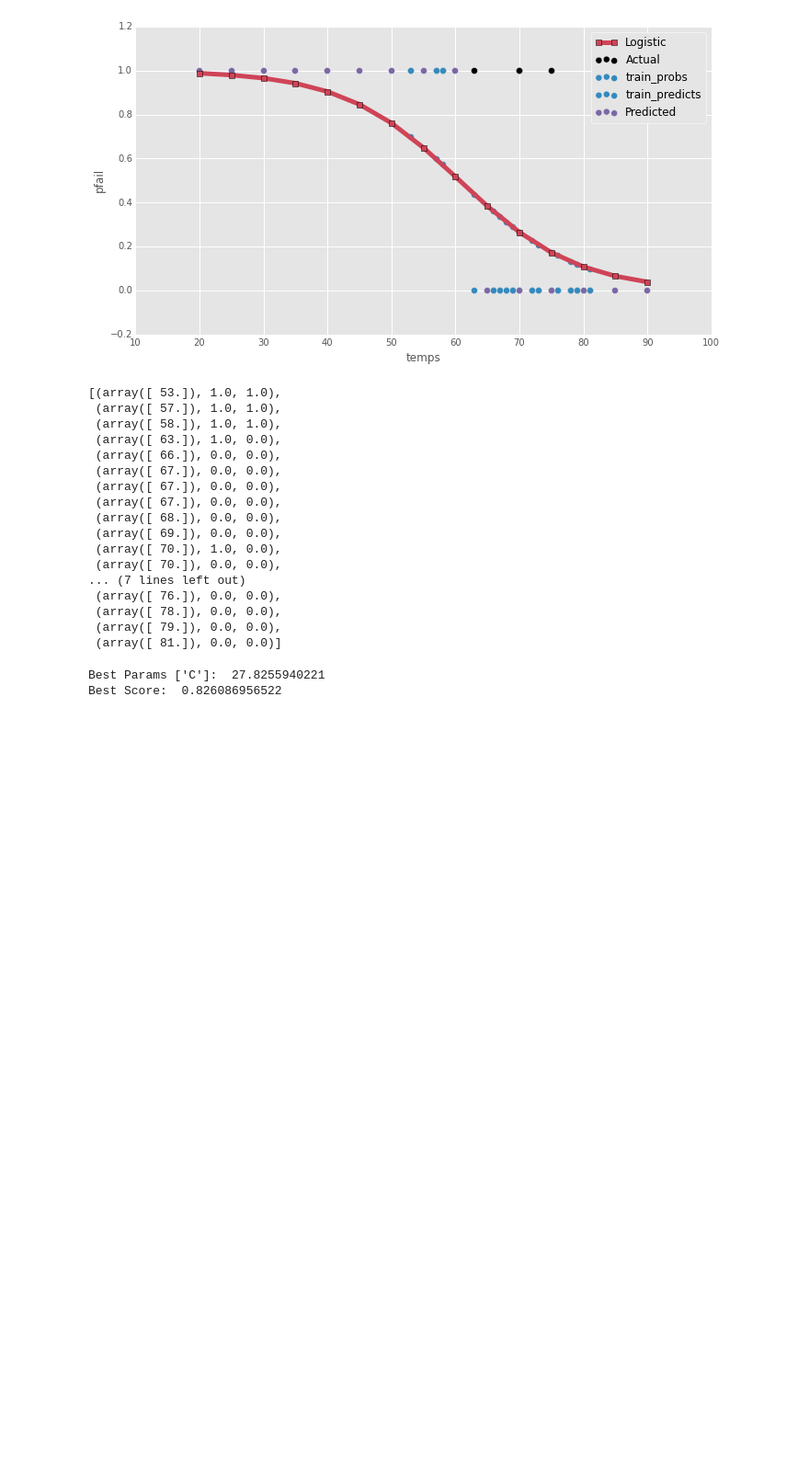
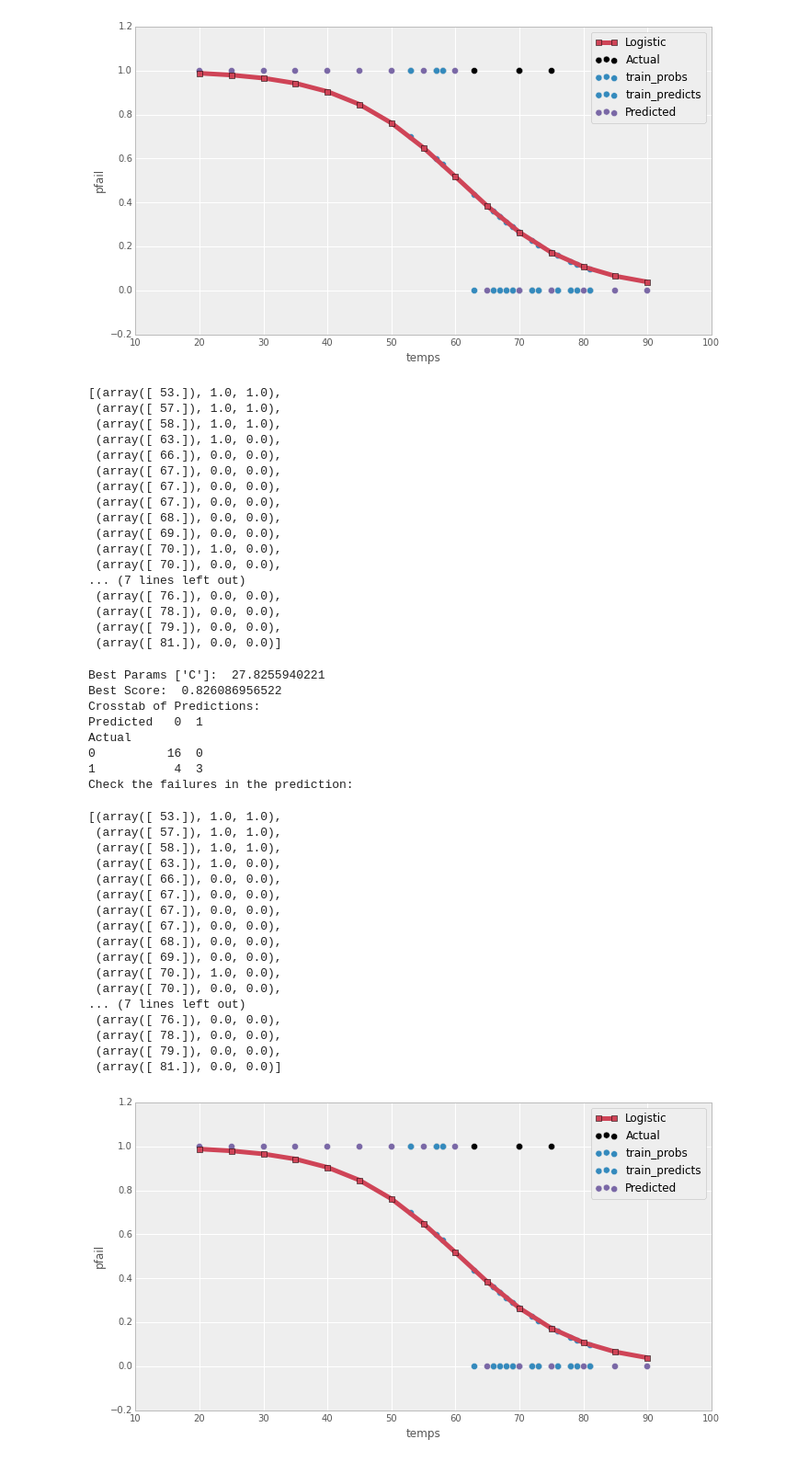
Before and after one commit to jthang/MachineLearningLab, a Jupyter notebook: lab_regression_PCA.ipynb, the cells around one changed output. Shown at 92% size. Cells and saved outputs as stored; diff of their text form; code cells hidden in the pictures; blank space fills up the shorter version.

```diff
--- a/lab_regression_PCA.ipynb
+++ b/lab_regression_PCA.ipynb
@@ -573,34 +571,73 @@ zip(X, y, clf.predict(X))
 # %%
 from sklearn.linear_model import LogisticRegression
 from sklearn.grid_search import GridSearchCV
 
-def prepare_features(X_train, y_train):
-    X = X_train.values
-    if len(X.shape) == 1:
-        X = X.reshape(-1,1)
-    y = y_train.reshape(-1,)
-    return y, X
-
-def fit_logistic(X_train, y_train, reg=0.0001, penalty='12'):
+def fit_logistic(X_train, y_train, reg=0.0001, penalty="l2"):
     clf = LogisticRegression(C=reg, penalty=penalty)
     clf.fit(X_train, y_train)
     return clf
 
-def cv_optimize(X_train, y_train, paramslist, penalty='12', n_folds=10):
+def cv_optimize(X_train, y_train, penalty="l2", n_folds=10, num_p=100):
     clf = LogisticRegression(penalty=penalty)
-    parameters = {"C": paramslist}
+    parameters = {"C": np.logspace(-4, 3, num=num_p)}
     gs = GridSearchCV(clf, param_grid=parameters, cv=n_folds)
     gs.fit(X_train, y_train)
     return gs.best_params_, gs.best_score_
 
-def cv_and_fit(X_train, y_train, paramslist, penalty="l2", n_folds=5):
-    bp, bs = cv_optimize(X_train, y_train, paramslist, penalty=penalty, n_folds=n_folds)
+def cv_and_fit(X_train, y_train, penalty="l2", n_folds=5):
+    bp, bs = cv_optimize(X_train, y_train, penalty=penalty, n_folds=n_folds)
     print "Best Params ['C']: ", bp['C']
     print "Best Score: ", bs
     clf = fit_logistic(X_train, y_train, penalty=penalty, reg=bp['C'])
     return clf
 
-clf = cv_and_fit(temps.reshape(-1,1), pfail, np.logspace(-4, 3, num=100))
+clf = cv_and_fit(X, y)
+
+train_probs = clf.predict_proba(X)[:,1]
+train_predicts = clf.predict(X)
+
+X_new = np.linspace(20., 90., 15)
+probs = clf.predict_proba(X_new.reshape(-1,1))[:, 1]
+predicts = clf.predict(X_new.reshape(-1,1))
+
+plt.scatter(X, y, c='k', s=50, label='Actual')
+plt.scatter(X, train_probs, c=colors[0], s=50, label='train_probs')
+plt.scatter(X, train_predicts, c=colors[0], s=50, label='train_predicts')
+plt.scatter(X_new, predicts, c=colors[2], s=50, label='Predicted')
+
+plt.plot(X_new, probs, c=colors[4], ls='-', lw=5, marker='s', label='Logistic')
+plt.legend(loc='best')
+plt.xlabel('temps')
+plt.ylabel('pfail')
+
+print "Crosstab of Predictions:"
+print pd.crosstab(y, clf.predict(X), rownames=["Actual"], colnames=["Predicted"])
+print "Check the failures in the prediction:"
+zip(X, y, clf.predict(X))
 # %% [output]
 Best Params ['C']:  27.8255940221
 Best Score:  0.826086956522
+Crosstab of Predictions:
+Predicted   0  1
+Actual
+0          16  0
+1           4  3
+Check the failures in the prediction:
+[(array([ 53.]), 1.0, 1.0),
+ (array([ 57.]), 1.0, 1.0),
+ (array([ 58.]), 1.0, 1.0),
+ (array([ 63.]), 1.0, 0.0),
+ (array([ 66.]), 0.0, 0.0),
+ (array([ 67.]), 0.0, 0.0),
+ (array([ 67.]), 0.0, 0.0),
+ (array([ 67.]), 0.0, 0.0),
+ (array([ 68.]), 0.0, 0.0),
+ (array([ 69.]), 0.0, 0.0),
+ (array([ 70.]), 1.0, 0.0),
+ (array([ 70.]), 0.0, 0.0),
+... (7 lines left out)
+ (array([ 76.]), 0.0, 0.0),
+ (array([ 78.]), 0.0, 0.0),
+ (array([ 79.]), 0.0, 0.0),
+ (array([ 81.]), 0.0, 0.0)]
+[figure, added]
```
Also changed, not shown: parts of 14 cells of this notebook.
